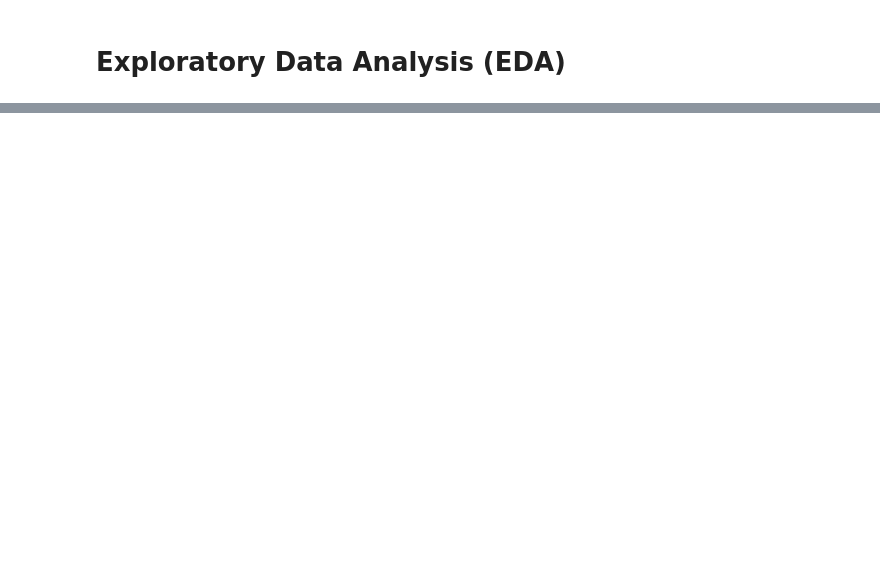
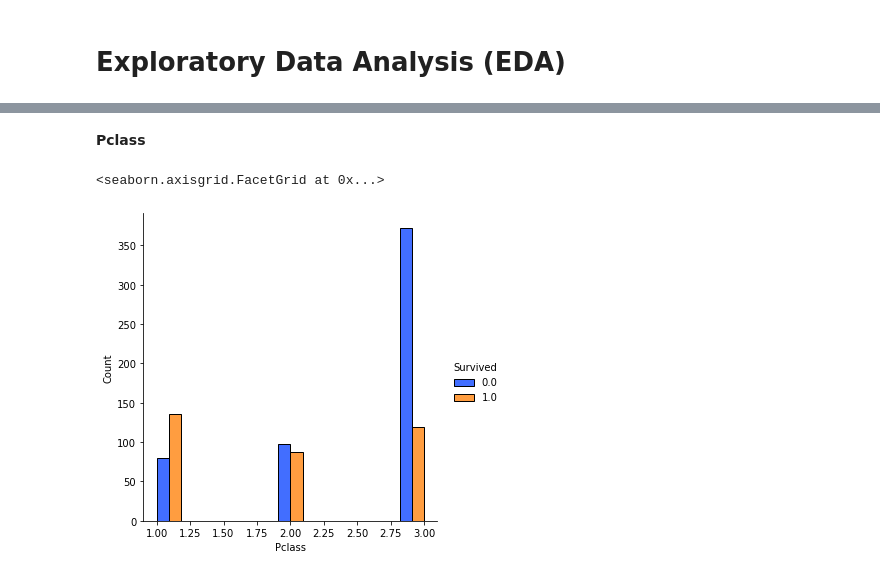
Before and after one commit to szpwski/titanic_kaggle_competition, a Jupyter notebook: Python/svm_titanic.ipynb, the cells around one changed output, grey strips where cells are left out. Cells and saved outputs as stored; diff of their text form; code cells hidden in the pictures; blank space fills up the shorter version.

```diff
--- a/Python/svm_titanic.ipynb
+++ b/Python/svm_titanic.ipynb
@@ -88,0 +108,7 @@ We can see that Cabin has only 295 non-null observations from 1309. It is too ha
+# %% [markdown]
+**Pclass**
+# %%
+sns.displot(df1, x="Pclass", hue="Survived", multiple="dodge",palette="bright")
+# %% [output]
+<seaborn.axisgrid.FacetGrid at 0x...>
+[figure, added]
```
Also changed, not shown: parts of 21 cells of this notebook, 2 other files.
